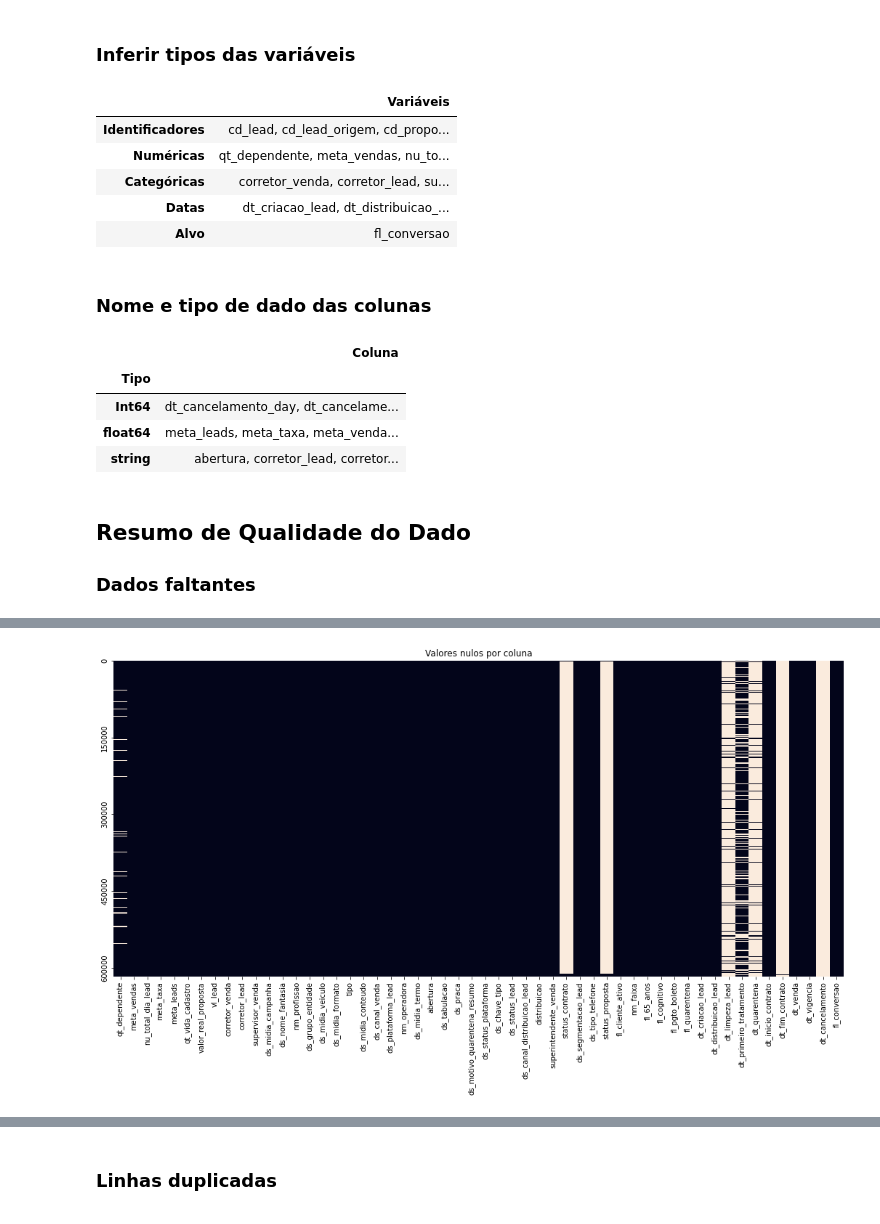
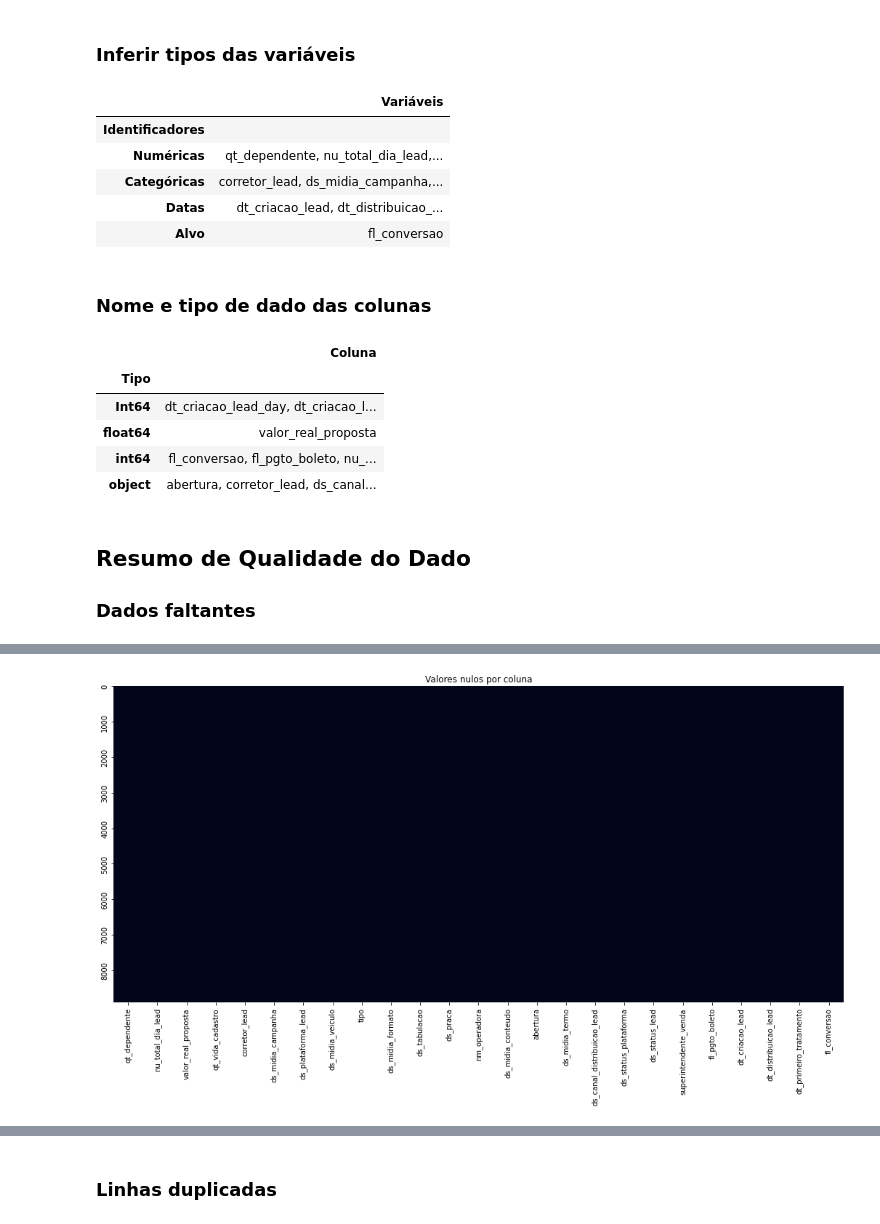
Before and after one commit to maetthil/DART, a Jupyter notebook: content/report.ipynb, the cells around one changed output, grey strips where cells are left out. Cells and saved outputs as stored; diff of their text form; code cells hidden in the pictures.

```diff
--- a/content/report.ipynb
+++ b/content/report.ipynb
@@ -9,6 +10,7 @@
 import os
 import sys
 import glob
+import math
 import warnings
 import numpy as np
 import seaborn as sns
@@ -27,11 +29,20 @@ pd.set_option('display.max_colwidth', None)
 pd.set_option('display.max_columns', None)
 pd.set_option('display.max_rows', None)
 
+# COMMENT THIS LINE BEFORE BUILD
+DATASET_PATH = '../leads_processed_data/'
+
 DATASET_INFO_PATH = glob.glob(os.path.join(DATASET_PATH, '*.yaml'))[0]
 conf_dict = read_config_file(DATASET_INFO_PATH)
 df = read_dataset(conf_dict, DATASET_PATH)
 
-df, numerical, categorical, categorical_dt, datetime, identifier, target = infer_column_types(df, conf_dict)
+df_original, numerical, categorical, categorical_dt, datetime, identifier, target = infer_column_types(df, conf_dict)
+
+SAMPLE_SIZE = 10000
+if len(df_original) > SAMPLE_SIZE:
+    df = df_original.sample(SAMPLE_SIZE)
+else:
+    df = df_original
 # %% [markdown]
 ### Dimensão dos dados (linhas, colunas)
 # %%
@@ -53,9 +64,9 @@ variable_types = pd.DataFrame({'Identificadores': [', '.join(identifier)],
 glue("variable_types", variable_types)
 # %% [output]
 |  | Variáveis |
-| Identificadores | cd_lead, cd_lead_origem, cd_propo... |
-| Numéricas | qt_dependente, meta_vendas, nu_to... |
-| Categóricas | corretor_venda, corretor_lead, su... |
+| Identificadores |  |
+| Numéricas | qt_dependente, nu_total_dia_lead,... |
+| Categóricas | corretor_lead, ds_midia_campanha,... |
 | Datas | dt_criacao_lead, dt_distribuicao_... |
 | Alvo | fl_conversao |
 # %% [markdown]
@@ -69,21 +80,22 @@ glue("column_types", column_types)
 # %% [output]
 |  | Coluna |
 | Tipo |  |
-| Int64 | dt_cancelamento_day, dt_cancelame... |
-| float64 | meta_leads, meta_taxa, meta_venda... |
-| string | abertura, corretor_lead, corretor... |
+| Int64 | dt_criacao_lead_day, dt_criacao_l... |
+| float64 | valor_real_proposta |
+| int64 | fl_conversao, fl_pgto_boleto, nu_... |
+| object | abertura, corretor_lead, ds_canal... |
 # %% [markdown]
 ## Resumo de Qualidade do Dado
 ### Dados faltantes
 # %%
 fig = plt.figure(figsize = (18,8))
-ax = sns.heatmap(df[numerical + categorical + datetime + [target]].isna(), yticklabels=150000, cbar=False)
+ax = sns.heatmap(df[numerical + categorical + datetime + [target]].isna(), yticklabels=1000, cbar=False)
 ax.set(title='Valores nulos por coluna')
 
 glue("missing_data_plot", fig, display=False)
 # %% [output]
 [interactive output not drawn]
-[figure, old version]
+[figure, new version]
 # %%
 data = df[numerical + categorical + datetime + [target]].isna().sum()/df.shape[0]*100
 
```
Also changed, not shown: parts of 33 cells of this notebook, 16 other files.
